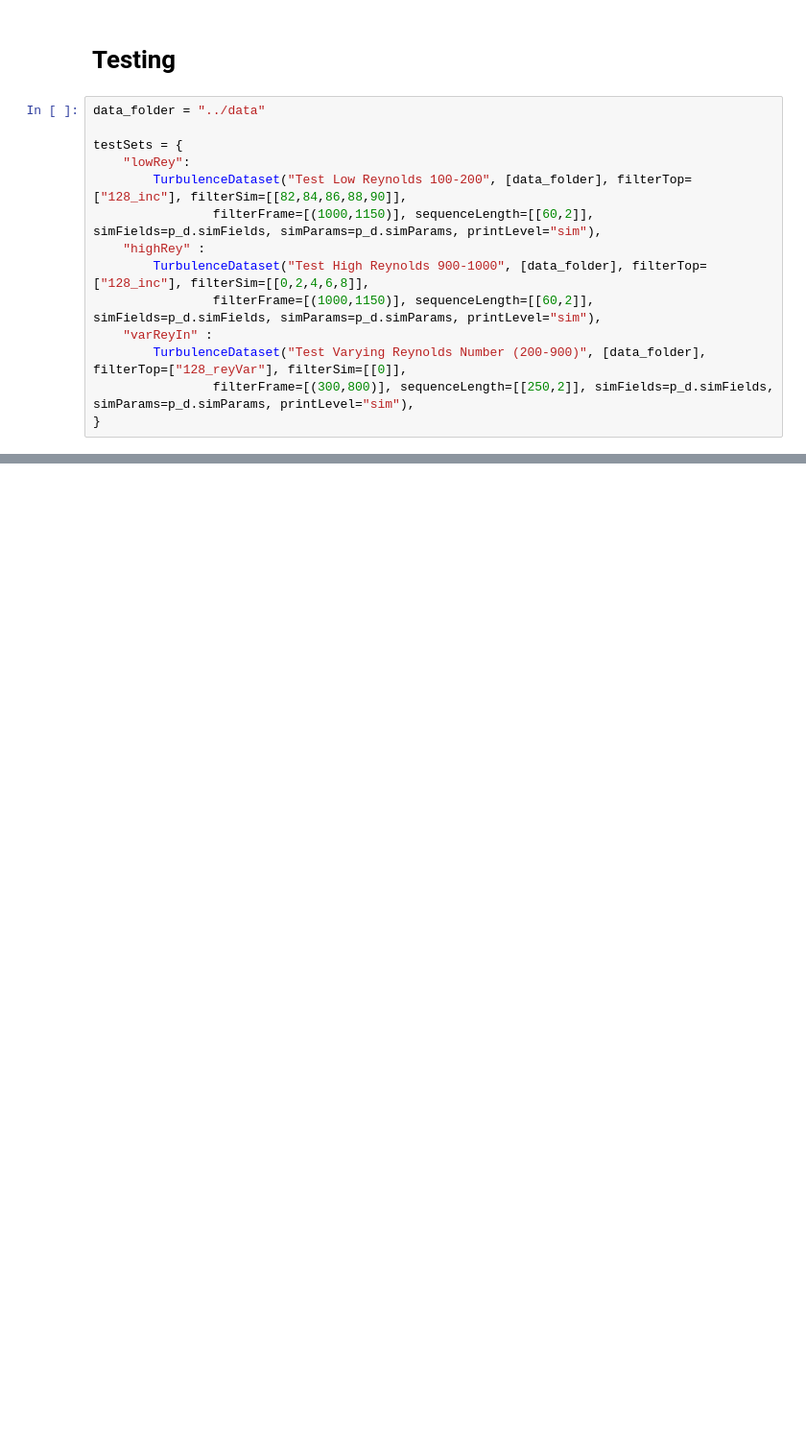
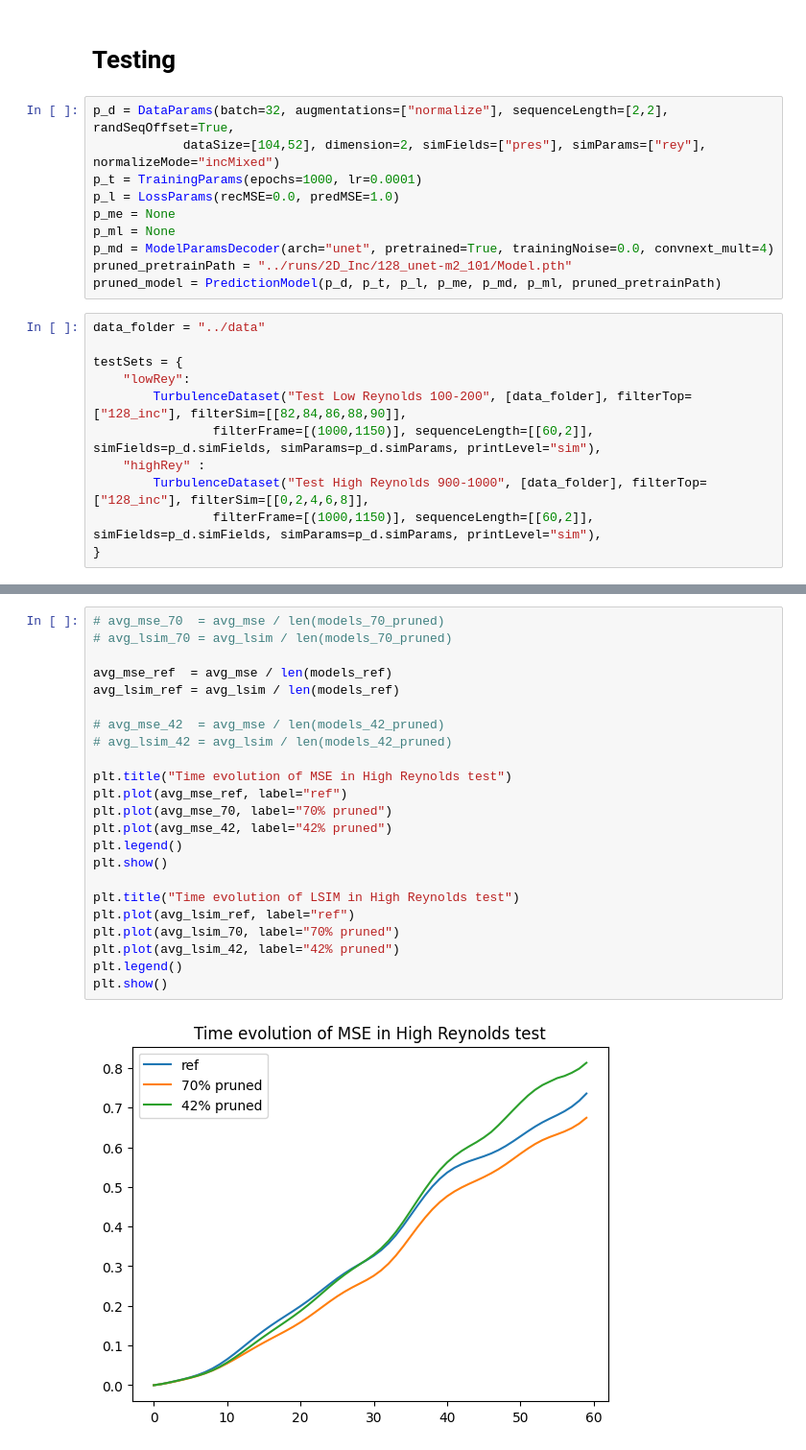
Before and after one commit to atmarc/autoreg-pde-diffusion, a Jupyter notebook: src/evaluate_models.ipynb, the cells around one changed output, grey strips where cells are left out. Shown: that part at 96% size. Saved outputs shown, nothing was run; the diff lists cells and outputs as text; blank space fills up the shorter version.

Commit message:
Fixing loss and creating loss over time plots

```diff
--- a/src/evaluate_models.ipynb
+++ b/src/evaluate_models.ipynb
@@ -227,5 +228,15 @@ downs.0.0.net.0.bias Parameter
 # %% [markdown]
 # Testing
+# %%
+p_d = DataParams(batch=32, augmentations=["normalize"], sequenceLength=[2,2], randSeqOffset=True,
+            dataSize=[104,52], dimension=2, simFields=["pres"], simParams=["rey"], normalizeMode="incMixed")
+p_t = TrainingParams(epochs=1000, lr=0.0001)
+p_l = LossParams(recMSE=0.0, predMSE=1.0)
+p_me = None
+p_ml = None
+p_md = ModelParamsDecoder(arch="unet", pretrained=True, trainingNoise=0.0, convnext_mult=4)
+pruned_pretrainPath = "../runs/2D_Inc/128_unet-m2_101/Model.pth"
+pruned_model = PredictionModel(p_d, p_t, p_l, p_me, p_md, p_ml, pruned_pretrainPath)
 # %%
 data_folder = "../data"
 
@@ -236,7 +247,4 @@ testSets = {
     "highRey" :
         TurbulenceDataset("Test High Reynolds 900-1000", [data_folder], filterTop=["128_inc"], filterSim=[[0,2,4,6,8]],
                 filterFrame=[(1000,1150)], sequenceLength=[[60,2]], simFields=p_d.simFields, simParams=p_d.simParams, printLevel="sim"),
-    "varReyIn" :
-        TurbulenceDataset("Test Varying Reynolds Number (200-900)", [data_folder], filterTop=["128_reyVar"], filterSim=[[0]],
-                filterFrame=[(300,800)], sequenceLength=[[250,2]], simFields=p_d.simFields, simParams=p_d.simParams, printLevel="sim"),
 }
@@ -265,0 +332,25 @@ for shortName, testSet in testSets.items():
+# %%
+# avg_mse_70  = avg_mse / len(models_70_pruned)
+# avg_lsim_70 = avg_lsim / len(models_70_pruned)
+
+avg_mse_ref  = avg_mse / len(models_ref)
+avg_lsim_ref = avg_lsim / len(models_ref)
+
+# avg_mse_42  = avg_mse / len(models_42_pruned)
+# avg_lsim_42 = avg_lsim / len(models_42_pruned)
+
+plt.title("Time evolution of MSE in High Reynolds test")
+plt.plot(avg_mse_ref, label="ref")
+plt.plot(avg_mse_70, label="70% pruned")
+plt.plot(avg_mse_42, label="42% pruned")
+plt.legend()
+plt.show()
+
+plt.title("Time evolution of LSIM in High Reynolds test")
+plt.plot(avg_lsim_ref, label="ref")
+plt.plot(avg_lsim_70, label="70% pruned")
+plt.plot(avg_lsim_42, label="42% pruned")
+plt.legend()
+plt.show()
+# %% [output]
+[figure, added]
```
Also changed, not shown: parts of 7 cells of this notebook, 2 other files.
